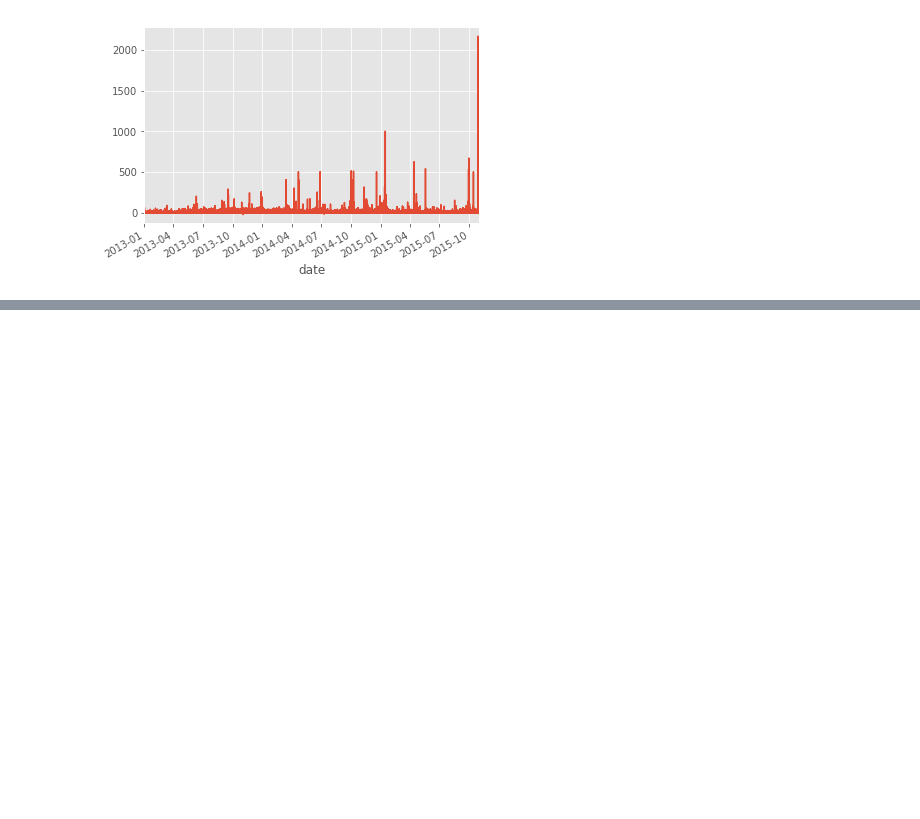
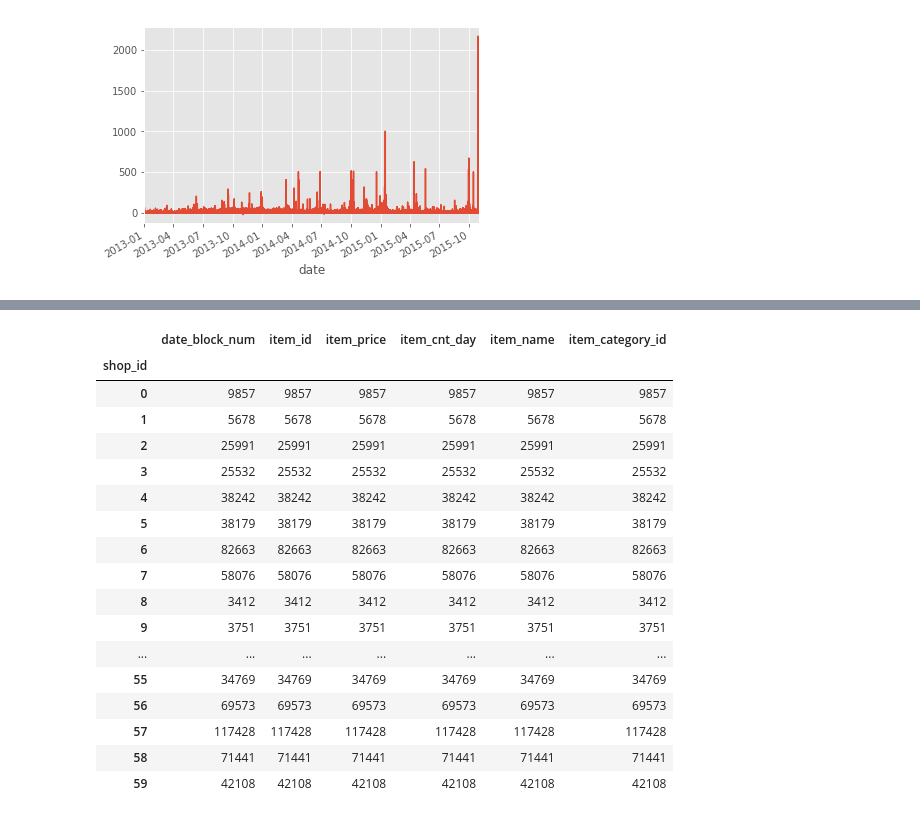
Before and after one commit to pjbaudin/kaggle_team_comp, a Jupyter notebook: 1-Predict Future Sales/Base Exploratory Data Analysis.ipynb, the cells around one changed output, grey strips where cells are left out. Saved outputs shown, nothing was run; the diff lists cells and outputs as text; code cells hidden in the pictures; blank space fills up the shorter version.

```diff
--- a/1-Predict Future Sales/Base Exploratory Data Analysis.ipynb
+++ b/1-Predict Future Sales/Base Exploratory Data Analysis.ipynb
@@ -186,0 +213,21 @@ memory usage: 98.8+ MB
+# %%
+sales.groupby('shop_id').count()
+# %% [output]
+|  | date_block_num | item_id | item_price | item_cnt_day | item_name | item_category_id |
+| shop_id |  |  |  |  |  |  |
+| 0 | 9857 | 9857 | 9857 | 9857 | 9857 | 9857 |
+| 1 | 5678 | 5678 | 5678 | 5678 | 5678 | 5678 |
+| 2 | 25991 | 25991 | 25991 | 25991 | 25991 | 25991 |
+| 3 | 25532 | 25532 | 25532 | 25532 | 25532 | 25532 |
+| 4 | 38242 | 38242 | 38242 | 38242 | 38242 | 38242 |
+| 5 | 38179 | 38179 | 38179 | 38179 | 38179 | 38179 |
+| 6 | 82663 | 82663 | 82663 | 82663 | 82663 | 82663 |
+| 7 | 58076 | 58076 | 58076 | 58076 | 58076 | 58076 |
+| 8 | 3412 | 3412 | 3412 | 3412 | 3412 | 3412 |
+| 9 | 3751 | 3751 | 3751 | 3751 | 3751 | 3751 |
+| ... | ... | ... | ... | ... | ... | ... |
+| 55 | 34769 | 34769 | 34769 | 34769 | 34769 | 34769 |
+| 56 | 69573 | 69573 | 69573 | 69573 | 69573 | 69573 |
+| 57 | 117428 | 117428 | 117428 | 117428 | 117428 | 117428 |
+| 58 | 71441 | 71441 | 71441 | 71441 | 71441 | 71441 |
+| 59 | 42108 | 42108 | 42108 | 42108 | 42108 | 42108 |
```
Also changed, not shown: parts of 8 cells of this notebook.
